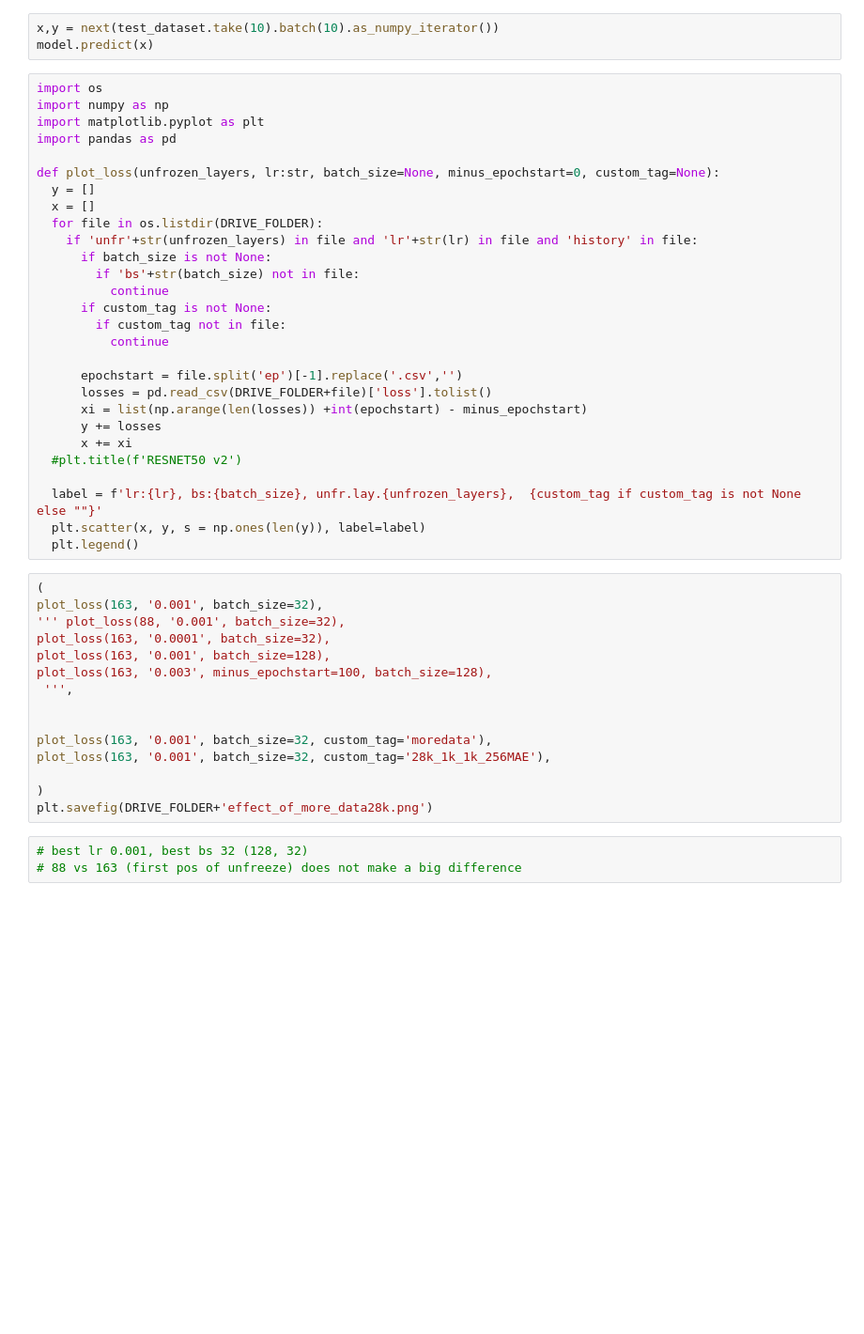
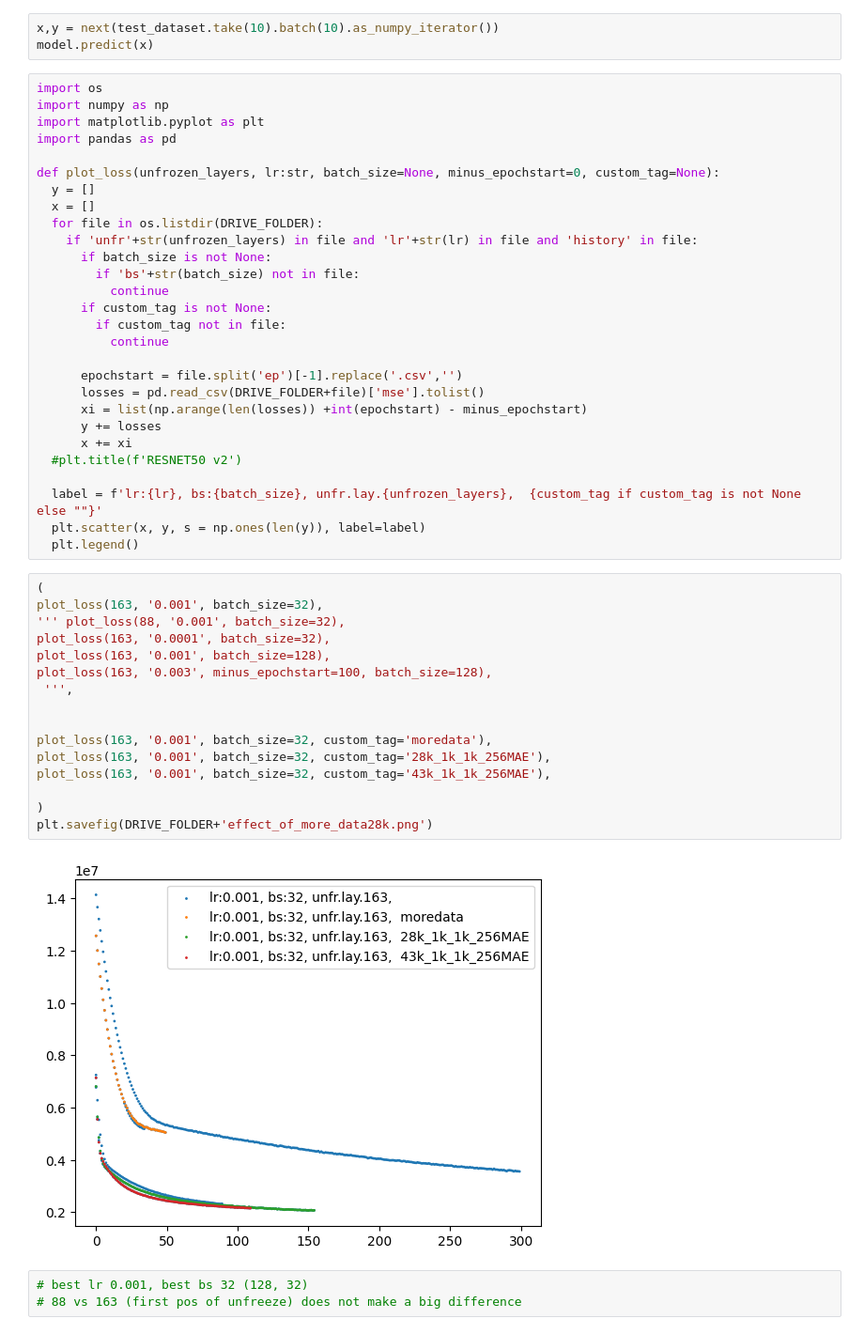
Before and after one commit to AmosDinh/BikePricePredict, a Jupyter notebook: BikePricePredict.ipynb, the cells around one changed output. Shown at 94% size. Saved outputs shown, nothing was run; the diff lists cells and outputs as text; blank space fills up the shorter version.

```diff
--- a/BikePricePredict.ipynb
+++ b/BikePricePredict.ipynb
@@ -323,7 +323,7 @@ def plot_loss(unfrozen_layers, lr:str, batch_size=None, minus_epochstart=0, cust
           continue
 
       epochstart = file.split('ep')[-1].replace('.csv','')
-      losses = pd.read_csv(DRIVE_FOLDER+file)['loss'].tolist()
+      losses = pd.read_csv(DRIVE_FOLDER+file)['mse'].tolist()
       xi = list(np.arange(len(losses)) +int(epochstart) - minus_epochstart)
       y += losses
       x += xi
@@ -335,18 +335,21 @@ def plot_loss(unfrozen_layers, lr:str, batch_size=None, minus_epochstart=0, cust
 # %%
 (
 plot_loss(163, '0.001', batch_size=32),
 ''' plot_loss(88, '0.001', batch_size=32),
 plot_loss(163, '0.0001', batch_size=32),
 plot_loss(163, '0.001', batch_size=128),
 plot_loss(163, '0.003', minus_epochstart=100, batch_size=128),
  ''',
 
 
 plot_loss(163, '0.001', batch_size=32, custom_tag='moredata'),
 plot_loss(163, '0.001', batch_size=32, custom_tag='28k_1k_1k_256MAE'),
+plot_loss(163, '0.001', batch_size=32, custom_tag='43k_1k_1k_256MAE'),
 
 )
 plt.savefig(DRIVE_FOLDER+'effect_of_more_data28k.png')
+# %% [output]
+[figure, added]
 # %%
 # best lr 0.001, best bs 32 (128, 32)
 # 88 vs 163 (first pos of unfreeze) does not make a big difference
```
Also changed, not shown: parts of 1 cell of this notebook.
